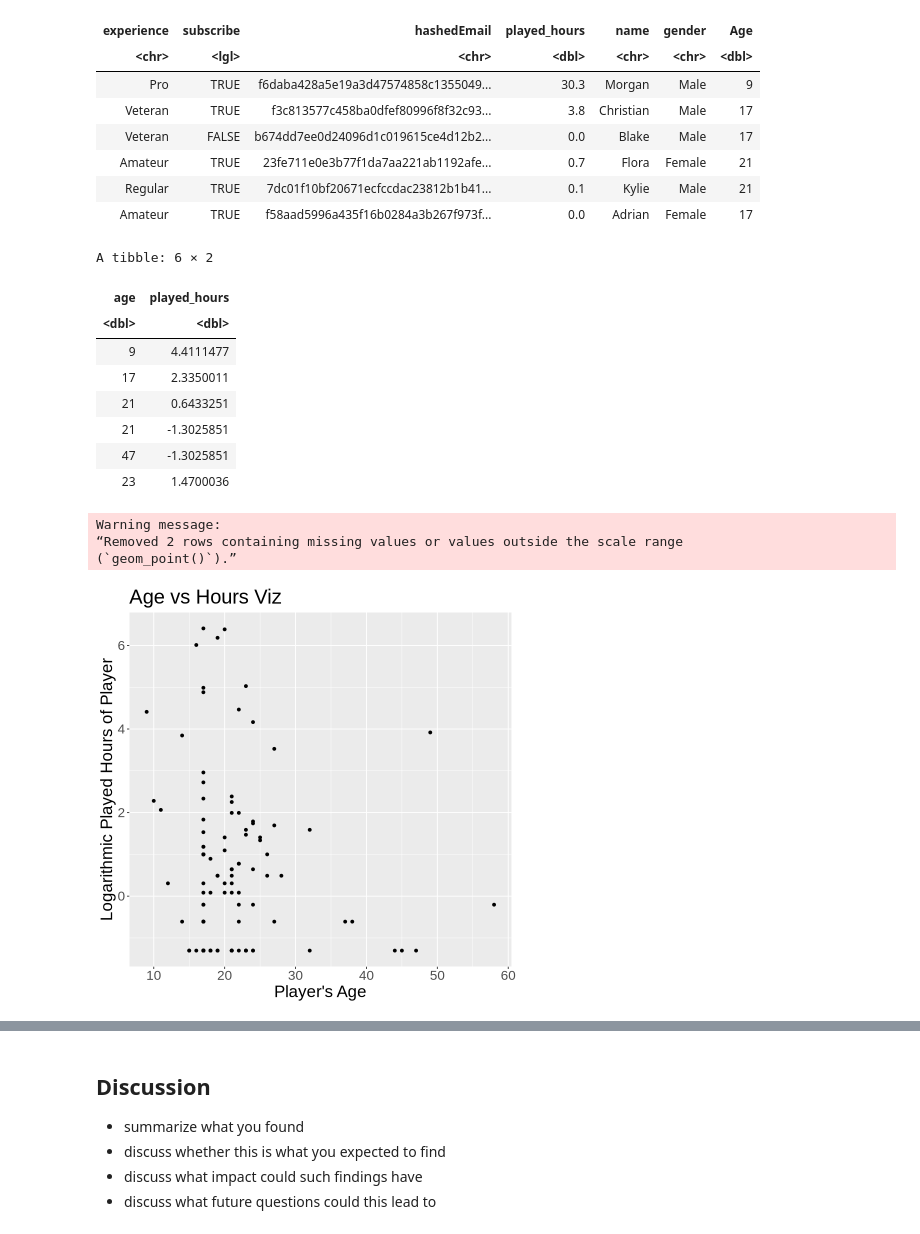
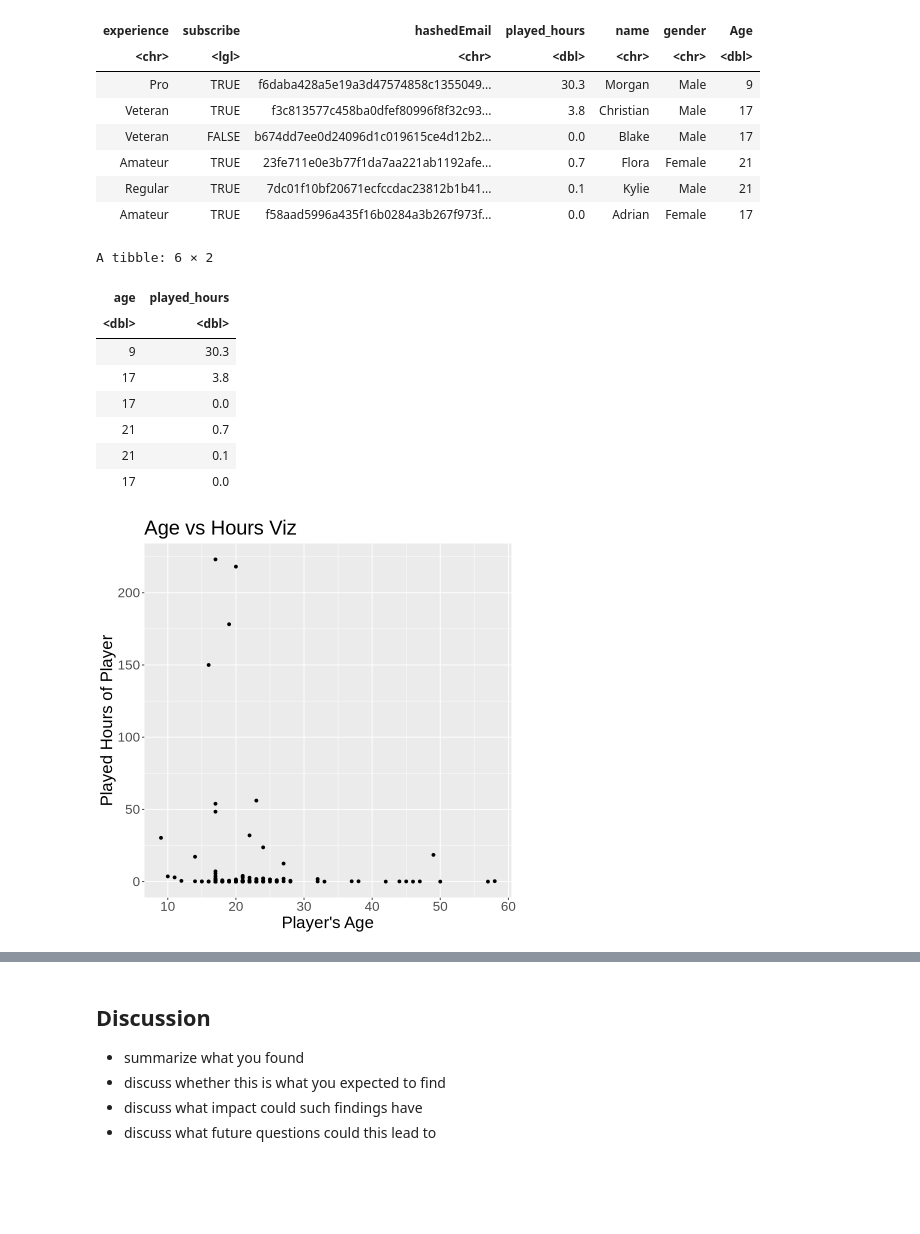
Before and after one commit to GraySchi/DSCI-Project-004-Group4, a Jupyter notebook: Group4_Project.ipynb, the cells around one changed output, grey strips where cells are left out. Drawn from its saved outputs; the diff is of its cells as text; code cells hidden in the pictures; blank space fills up the shorter version.

```diff
--- a/Group4_Project.ipynb
+++ b/Group4_Project.ipynb
@@ -82,28 +71,24 @@ A tibble: 6 × 7
 wrangled_players <- players_data |>
     clean_names() |>
     select(age, played_hours) |>
-    filter(played_hours > 0) |>
-    mutate(played_hours = log(played_hours) + 1)
+    filter(!is.na(age))
 head(wrangled_players)
 # %% [output]
 A tibble: 6 × 2
 | age | played_hours |
 | <dbl> | <dbl> |
-| 9 | 4.4111477 |
-| 17 | 2.3350011 |
-| 21 | 0.6433251 |
-| 21 | -1.3025851 |
-| 47 | -1.3025851 |
-| 23 | 1.4700036 |
+| 9 | 30.3 |
+| 17 | 3.8 |
+| 17 | 0.0 |
+| 21 | 0.7 |
+| 21 | 0.1 |
+| 17 | 0.0 |
 # %%
 age_vs_hours_plot <- wrangled_players |>
     ggplot(aes(x=age, y=played_hours)) +
     geom_point() +
-    labs(x="Player's Age", y="Logarithmic Played Hours of Player", title="Age vs Hours Viz") +
+    labs(x="Player's Age", y="Played Hours of Player", title="Age vs Hours Viz") +
     theme(text = element_text(size=20))
 age_vs_hours_plot
 # %% [output]
-Warning message:
-“Removed 2 rows containing missing values or values outside the scale range
-(`geom_point()`).”
-[figure, old version]
+[figure, new version]
```
Also changed, not shown: parts of 4 cells of this notebook.
